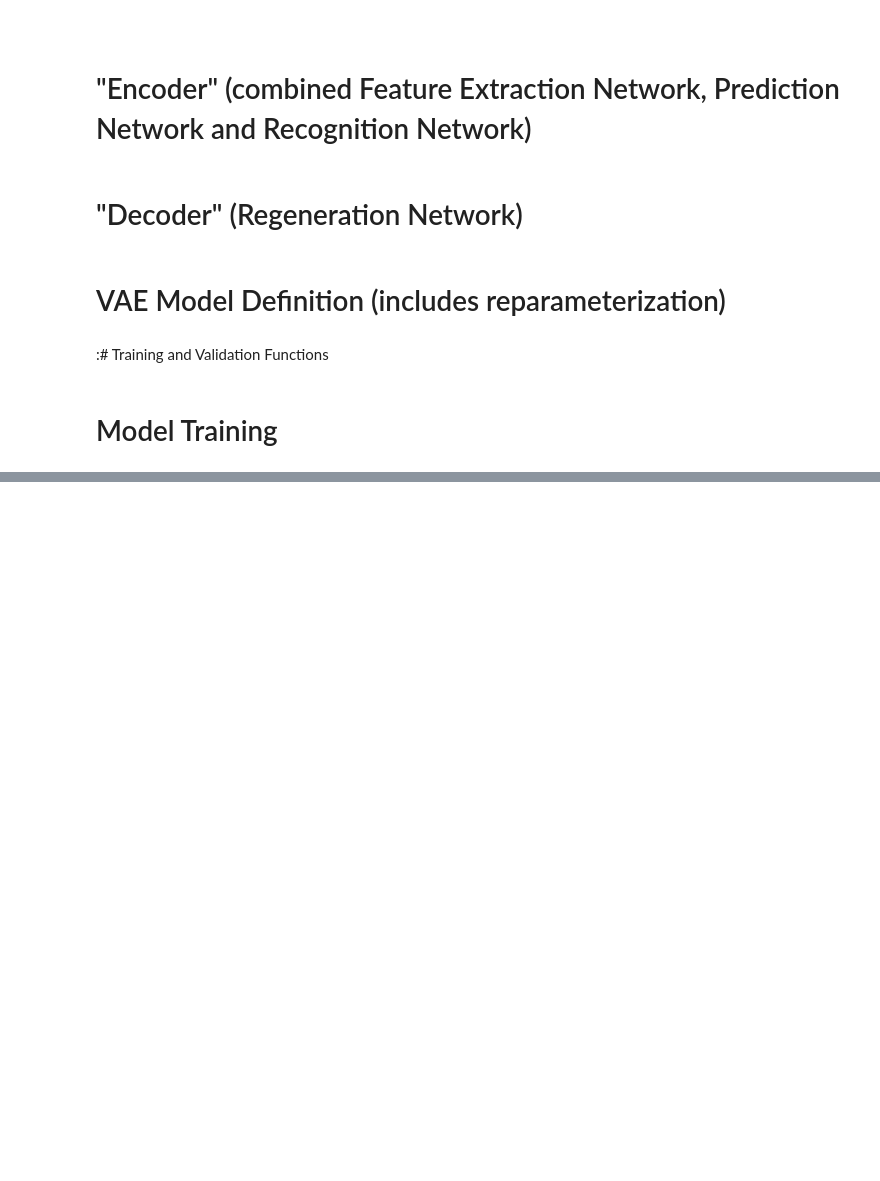
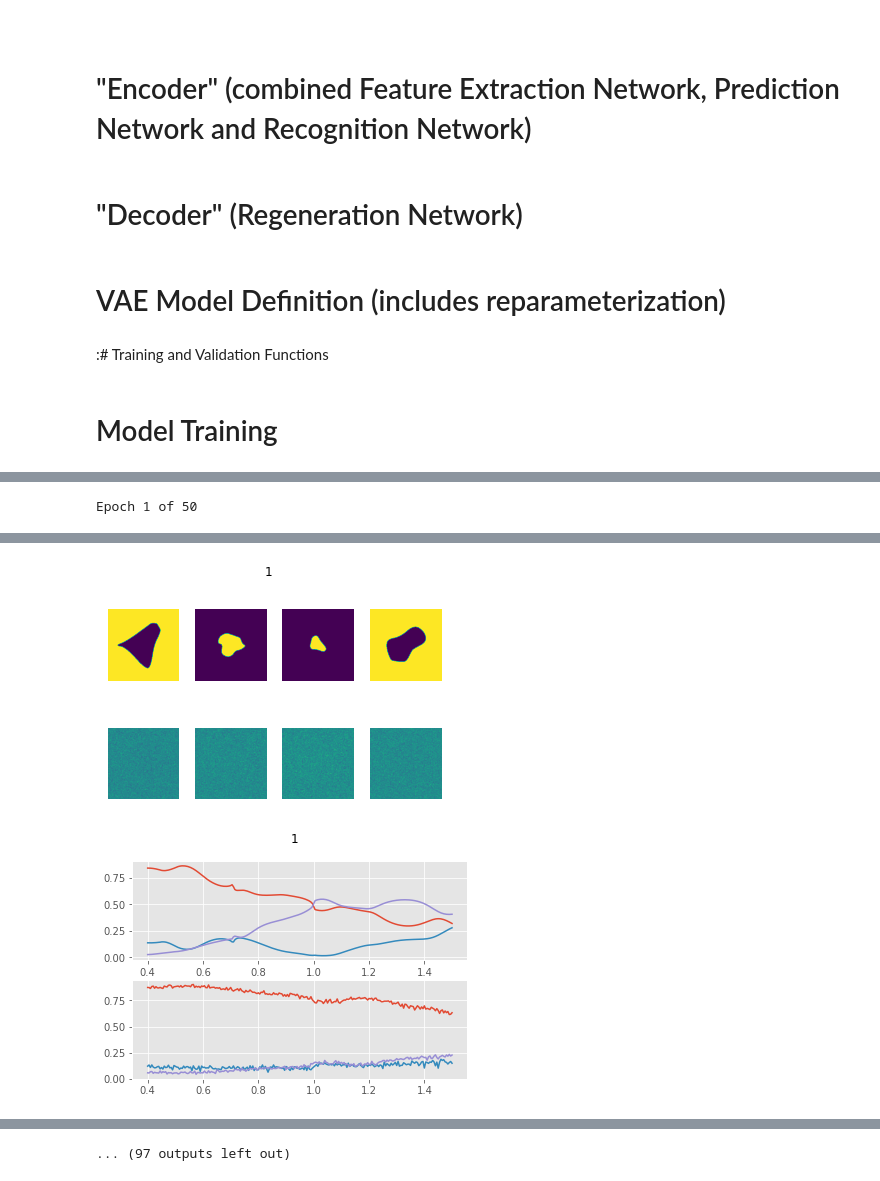
Before and after one commit to jhu-nanoenergy/VAE-models, a Jupyter notebook: AE_framework_draft.ipynb, the cells around one changed output, grey strips where cells are left out. Cells and saved outputs as stored; diff of their text form; code cells hidden in the pictures; blank space fills up the shorter version.

```diff
--- a/AE_framework_draft.ipynb
+++ b/AE_framework_draft.ipynb
@@ -57,7 +54,7 @@ Mounted at /content/drive/
 # %%
 # # DEFINE HYPERPARAMETERS # #
 # for defining data
-half_data_num = 500 # amount of data to use from EACH int / ext dataset
+half_data_num = 1500 # amount of data to use from EACH int / ext dataset
 bsize = 6 # batch size, careful about making bigger because can cause cuda error
 
 # for defining network
@@ -68,11 +65,13 @@ feat_size = 512 #Feature Space Size
 latent_features = 20 # dimensionality of latent space
 
 # for defining loss
-alpha = 2 #how much to weight MSE loss
+alpha = 30 #how much to weight MSE loss
+beta = 1/40 #how much to weight KLD
 
 # for defining training
-epochs = 10 # number of epochs to train for
-lr = 1e-6 # learning rate of SGD optimizer
+epochs = 50 # number of epochs to train for
+# lr = 1e-6 # learning rate of SGD optimizer
+lr = 1e-2 # learning rate of SGD optimizer
 w_d = 1e-5 # weight decay of SGD optimizer
 # %%
 int_data_all = spio.loadmat('/content/drive/MyDrive/Thon Group Master Folder/Sreyas/Photonic Crystals/Rockfish Training Data Gen/int_total_sqr_no_struct.mat', squeeze_me=True)
@@ -103,7 +102,7 @@ print(np.shape(combined))
 class ImageDataset(Dataset):
   #hf is the hdf5 file object
   #datanum is the number of datapoints from EACH set that will be used in the model
-    def __init__(self,  hf, datanum, transform= transforms.Compose([ transforms.ToTensor(), transforms.ConvertImageDtype(dtype=torch.half)])  ):
+    def __init__(self,  hf, datanum, transform= transforms.Compose([ transforms.ToTensor(), transforms.ConvertImageDtype(dtype=torch.float)])  ): #when try to do half, get weird error
         super(Dataset, self).__init__()
         dext_height = hf['ext/height'] # height values of ext data
         dint_height = hf['int/height'] # height values of int data
@@ -372,6 +373,8 @@ def final_loss(loss1_bce, loss2_mse, mu, logvar):
 def fit(model, dataloader):
     model.train()
     running_loss = 0.0
+    bce_losses = 0.0
+    mse_losses = 0.0
     for i, data in tqdm(enumerate(dataloader), total=int(len(train_dataloader)/dataloader.batch_size)):
       if torch.cuda.is_available():
         # with autograd.detect_anomaly(): # uncomment this to debug when you receive "Cuda: device-side assert error"
@@ -391,14 +394,19 @@ def fit(model, dataloader):
           bce_loss = criterion_mask(reconstruction, data)
           mse_loss = criterion(spectra_in.float(), pout)
           loss = final_loss(bce_loss, mse_loss, mu, logvar)
+          # add losses to overall loss "counters"
           running_loss += loss.item()
+          bce_losses += bce_loss.item()
+          mse_losses += mse_loss.item()
 
           # backpropagate loss and then step the optimizer
           loss.backward()
           optimizer.step()
 
-    train_loss = running_loss/len(dataloader.dataset)
-    return train_loss
+    print(f"Train BCE Loss: {bce_losses:.4f}")
+    print(f"Train MSE Loss: {mse_losses:.4f}")
+    train_loss = running_loss
+    return train_loss, bce_losses, mse_losses
 # %%
 # validate function for testing the model on the validation data
 
@@ -427,8 +435,6 @@ def validate(model, dataloader, plot_on):
         # save and plot the last batch input and output
         if plot_on:
           if i == len_temp - 1:
-            print("MSE loss: " + str(mse_loss)) # spectra prediction loss
-
             # first plot shows input geometry vs output geometry
             num_replicas = 4
             fig, axs = plt.subplots(2,num_replicas)
@@ -455,7 +461,8 @@ def validate(model, dataloader, plot_on):
             fig2.savefig(f"/content/drive/MyDrive/Thon Group Master Folder/Serene/Spectral Selectivity Project/outputs/{epoch+1}spectra_output.png")
             plt.show()
 
-    val_loss = running_loss/len(dataloader.dataset)
+    # val_loss = running_loss/len(dataloader.dataset)
+    val_loss = running_loss
     return val_loss
 # %% [markdown]
 # Model Training
@@ -475,7 +516,12 @@ print(torch.cuda.memory_summary(device=None, abbreviated=False))
 # %%
-# Loop over epochs
+# # Loop over epochs
+
+# keep track of different losses
 train_loss = []
 val_loss = []
+train_bce_loss = []
+train_mse_loss = []
+train_kld_loss=[]
 for epoch in range(epochs):
     print(f"Epoch {epoch+1} of {epochs}")
 
@@ -484,7 +530,7 @@ for epoch in range(epochs):
     torch.cuda.empty_cache()
 
     # fit data
-    train_epoch_loss = fit(model_custom, train_dataloader)
+    train_epoch_loss, train_epoch_bce, train_epoch_mse = fit(model_custom, train_dataloader)
 
     # test on validation data
     if epoch == 0 or not ((epoch+1) % 5): # plot output every 5 epochs
@@ -494,8 +540,13 @@ for epoch in range(epochs):
 
     # add to variables
     train_loss.append(train_epoch_loss)
+    train_bce_loss.append(train_epoch_bce)
+    train_mse_loss.append(alpha*train_epoch_mse)
+    train_kld_loss.append((train_epoch_loss - train_epoch_bce-alpha*train_epoch_mse))
     val_loss.append(val_epoch_loss)
 
     # print progress
     print(f"Train Loss: {train_epoch_loss:.4f}")
     print(f"Val Loss: {val_epoch_loss:.4f}")
+# %% [output]
+Epoch 1 of 50
@@ -501,0 +556,2 @@ for epoch in range(epochs):
+[figure, added]
+[figure, added]
@@ -502,3 +576,4 @@ for epoch in range(epochs):
+... (97 outputs left out)
 # %%
 # print post summary of GPU usage
 !nvidia-smi
```
Also changed, not shown: parts of 10 cells of this notebook.
